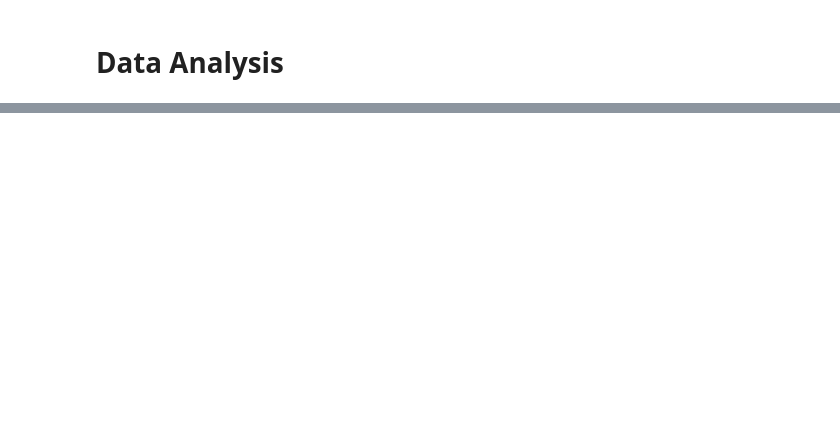
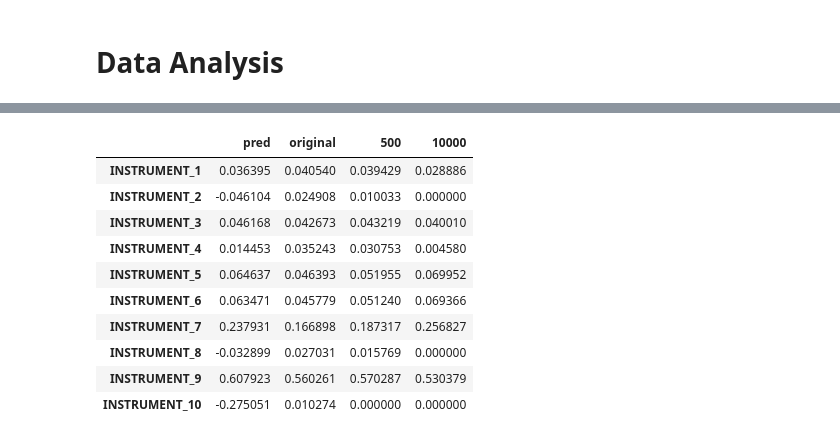
Before and after one commit to berra-dogan/man-imperial-algothon-2026, a Jupyter notebook: model.ipynb, the cells around one changed output, grey strips where cells are left out. Saved outputs shown, nothing was run; the diff lists cells and outputs as text; code cells hidden in the pictures; blank space fills up the shorter version.

```diff
--- a/model.ipynb
+++ b/model.ipynb
@@ -588,0 +830,14 @@ KeyboardInterrupt:
+# %%
+pd.concat((pred.rename('pred'), w_init.rename('original'), weights_t.iloc[500], weights_t.iloc[-1]), axis=1)
+# %% [output]
+|  | pred | original | 500 | 10000 |
+| INSTRUMENT_1 | 0.036395 | 0.040540 | 0.039429 | 0.028886 |
+| INSTRUMENT_2 | -0.046104 | 0.024908 | 0.010033 | 0.000000 |
+| INSTRUMENT_3 | 0.046168 | 0.042673 | 0.043219 | 0.040010 |
+| INSTRUMENT_4 | 0.014453 | 0.035243 | 0.030753 | 0.004580 |
+| INSTRUMENT_5 | 0.064637 | 0.046393 | 0.051955 | 0.069952 |
+| INSTRUMENT_6 | 0.063471 | 0.045779 | 0.051240 | 0.069366 |
+| INSTRUMENT_7 | 0.237931 | 0.166898 | 0.187317 | 0.256827 |
+| INSTRUMENT_8 | -0.032899 | 0.027031 | 0.015769 | 0.000000 |
+| INSTRUMENT_9 | 0.607923 | 0.560261 | 0.570287 | 0.530379 |
+| INSTRUMENT_10 | -0.275051 | 0.010274 | 0.000000 | 0.000000 |
```
Also changed, not shown: parts of 14 cells of this notebook, 8 other files.
